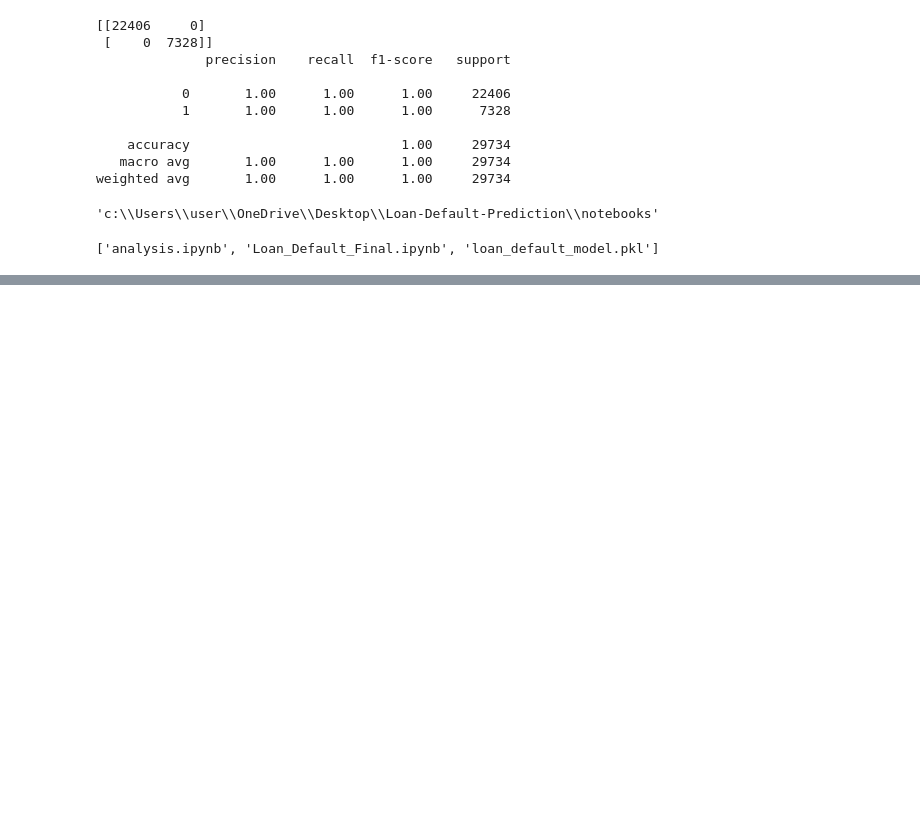
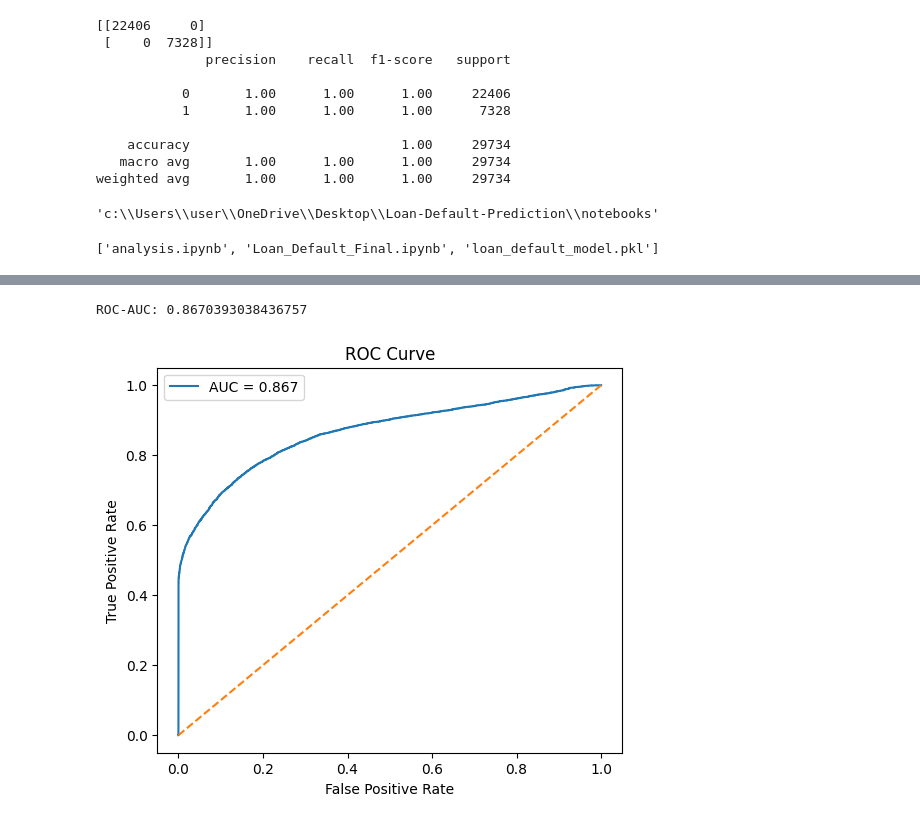
Before and after one commit to Kashish995/Loan-Default-Prediction, a Jupyter notebook: notebooks/Loan_Default_Final.ipynb, the cells around one changed output, grey strips where cells are left out. Cells and saved outputs as stored; diff of their text form; code cells hidden in the pictures; blank space fills up the shorter version.

Commit message:
Final cleaned version - Logistic Regression pipeline

```diff
--- a/notebooks/Loan_Default_Final.ipynb
+++ b/notebooks/Loan_Default_Final.ipynb
@@ -538,3 +216,8 @@ os.getcwd()
 os.listdir()
 # %% [output]
 ['analysis.ipynb', 'Loan_Default_Final.ipynb', 'loan_default_model.pkl']
+# %%
+import pandas as pd
+
+df = pd.read_csv("../data/loan_data.csv")
+df.shape
@@ -540,0 +440,19 @@ os.listdir()
+# %%
+from sklearn.pipeline import Pipeline
+from sklearn.preprocessing import StandardScaler
+from sklearn.linear_model import LogisticRegression
+from sklearn.impute import SimpleImputer
+from sklearn.metrics import classification_report, confusion_matrix
+
+log_model = Pipeline([
+    ("imputer", SimpleImputer(strategy="median")),   # handles NaN
+    ("scaler", StandardScaler()),
+    ("model", LogisticRegression(max_iter=3000, class_weight="balanced"))
+])
+
+log_model.fit(X_train_enc, y_train)
+
+y_pred = log_model.predict(X_test_enc)
+
+print(confusion_matrix(y_test, y_pred))
+print(classification_report(y_test, y_pred))
@@ -540,0 +470,22 @@ os.listdir()
+# %%
+from sklearn.metrics import roc_auc_score, roc_curve
+import matplotlib.pyplot as plt
+
+y_prob = log_model.predict_proba(X_test_enc)[:, 1]
+
+auc = roc_auc_score(y_test, y_prob)
+print("ROC-AUC:", auc)
+
+fpr, tpr, _ = roc_curve(y_test, y_prob)
+
+plt.figure(figsize=(6,5))
+plt.plot(fpr, tpr, label=f"AUC = {auc:.3f}")
+plt.plot([0,1],[0,1],'--')
+plt.xlabel("False Positive Rate")
+plt.ylabel("True Positive Rate")
+plt.title("ROC Curve")
+plt.legend()
+plt.show()
+# %% [output]
+ROC-AUC: 0.8670393038436757
+[figure, added]
```
Also changed, not shown: parts of 47 cells of this notebook, 1 other file.
